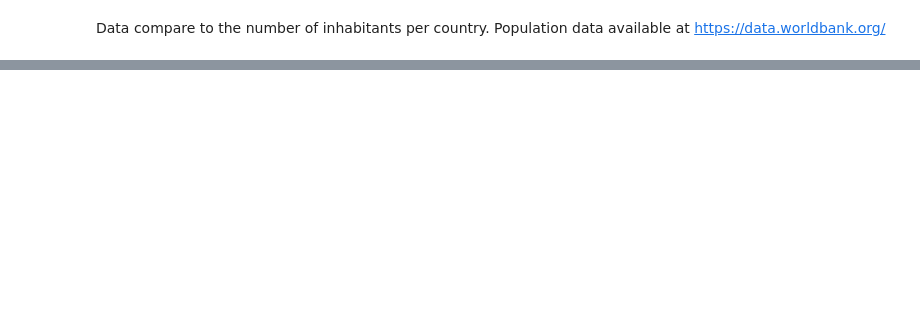
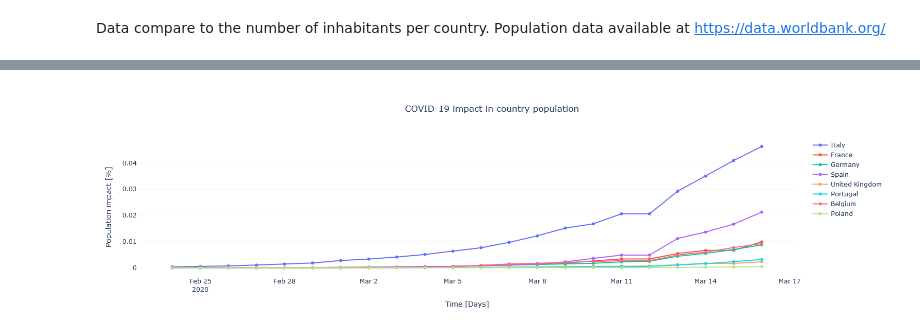
Before and after one commit to jsayri/analysis, a Jupyter notebook: COVID19_analysis/countries_comparison.ipynb, the cells around one changed output, grey strips where cells are left out. Cells and saved outputs as stored; diff of their text form; code cells hidden in the pictures; blank space fills up the shorter version.

```diff
--- a/COVID19_analysis/countries_comparison.ipynb
+++ b/COVID19_analysis/countries_comparison.ipynb
@@ -315,0 +348,35 @@ df_gp.head()
+# %%
+# Calculate the impact of covid-19 over the total population per country
+fig = go.Figure()
+
+for c in list_c:
+    # check country population for year_analysis
+    pop_year = np.array(df_gp[c][df_gp.Date == year_analysis], dtype=int)
+    if c == 'France':
+        data_c = np.array(df_c['France - France'], dtype=int)
+    elif c == 'United Kingdom':
+        data_c = np.array(df_c['United Kingdom - United Kingdom'], dtype=int)
+    else:
+        data_c = np.array(df_c[c], dtype=int)
+
+    fig.add_trace(
+        go.Scatter(
+            mode = 'lines+markers',
+            x = df_c.Date[mask],
+            y = data_c[mask] / pop_year * 100,
+            name = c
+        ))
+
+# change background color, yaxis type and horizontal bar selector
+fig.update_layout(
+    xaxis_title = 'Time [Days]',
+    yaxis_title = 'Population impact [%]',
+    title = 'COVID-19 impact in country population',
+    title_x = 0.5,
+    plot_bgcolor='white'
+)
+
+# change y axis grid options
+fig.update_yaxes(showgrid=True, gridwidth=.3, gridcolor='gainsboro')
+# %% [output]
+[figure, added]
```
Also changed, not shown: parts of 11 cells of this notebook, 1 other file.
